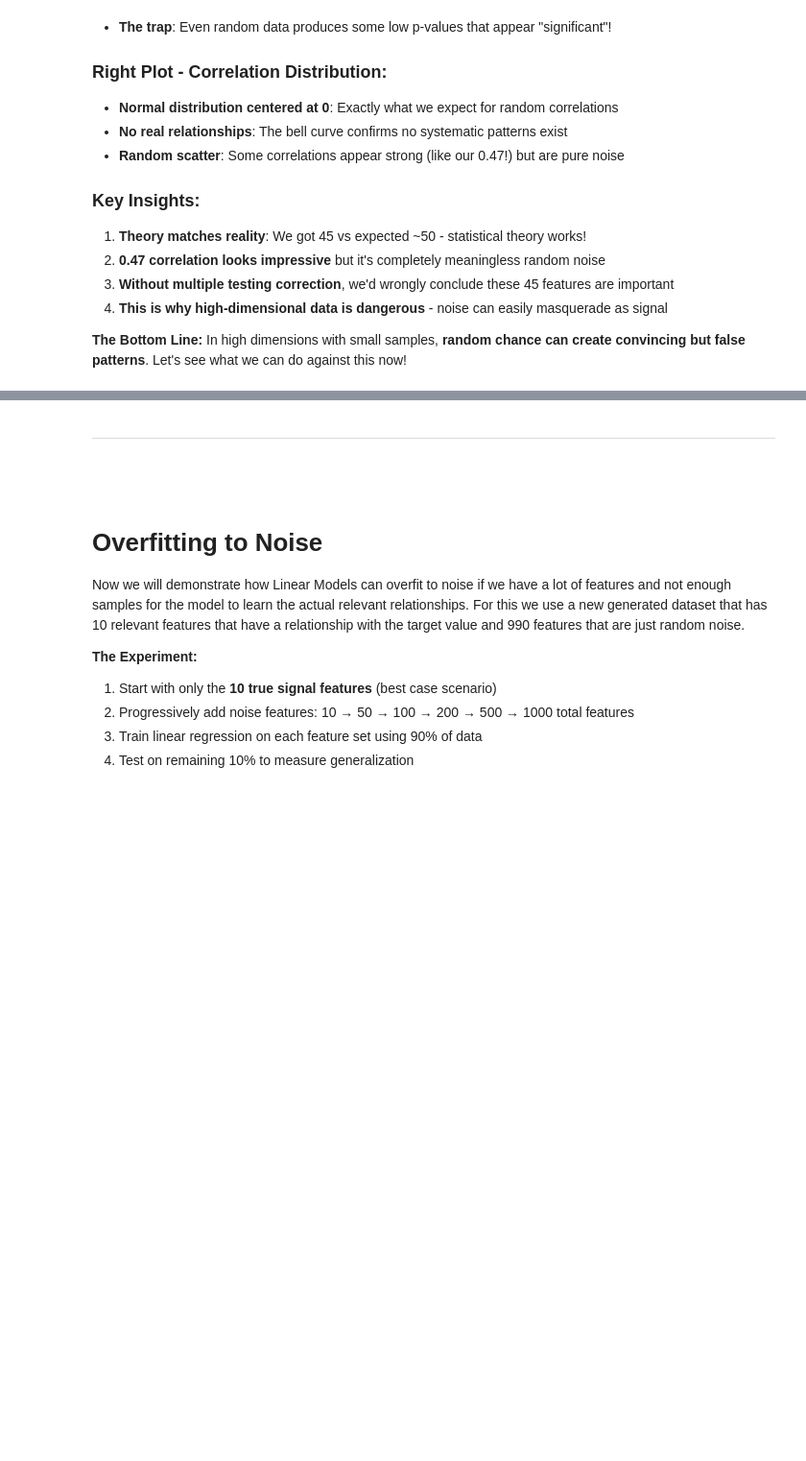
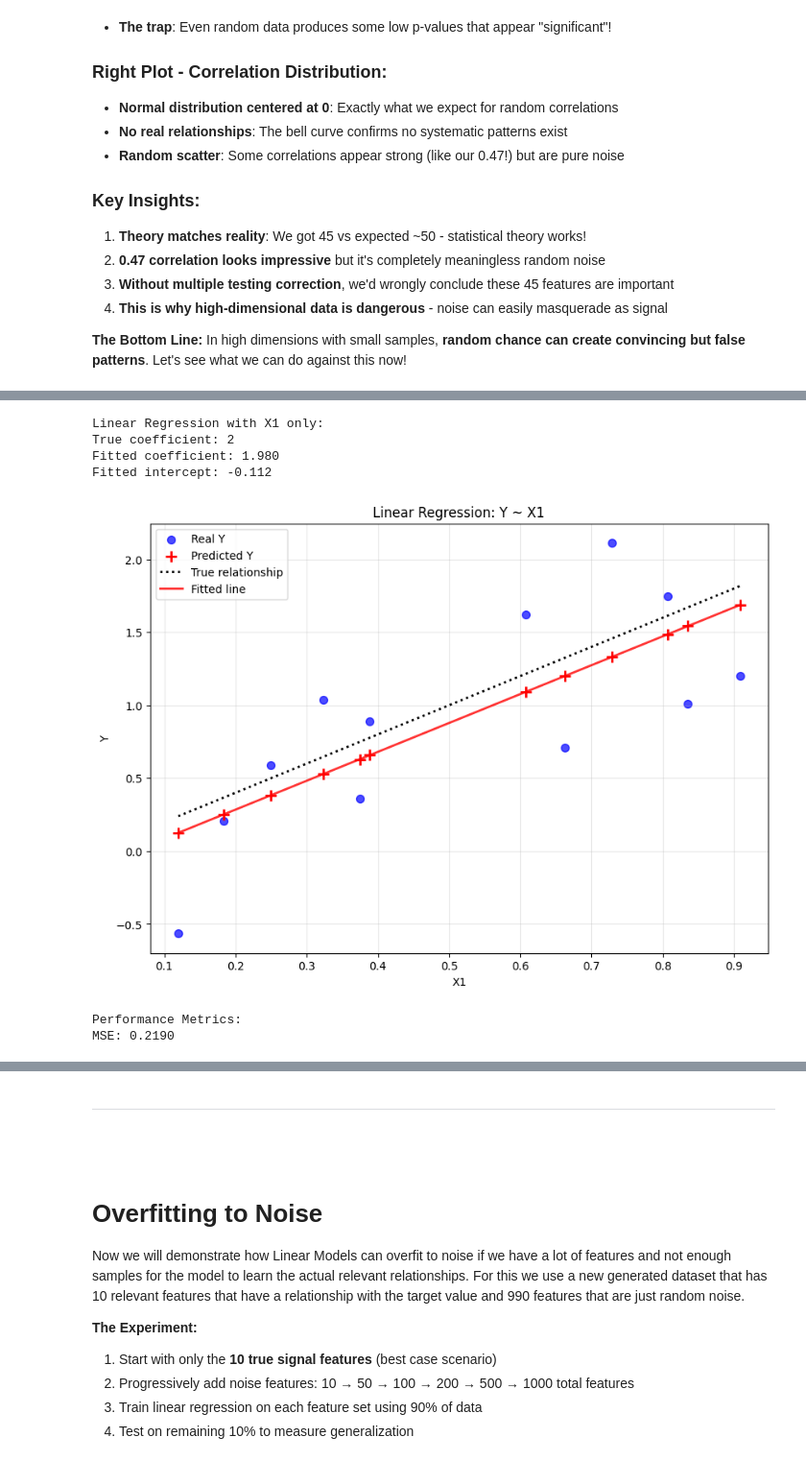
Before and after one commit to Jamoser123/PNR_Advanced_DataScience, a Jupyter notebook: 4_Feature_Selection_Regularization/HandsOn_Feature_Selection.ipynb, the cells around one changed output, grey strips where cells are left out. Shown at 96% size. Drawn from its saved outputs; the diff is of its cells as text; code cells hidden in the pictures; blank space fills up the shorter version.

```diff
--- a/4_Feature_Selection_Regularization/HandsOn_Feature_Selection.ipynb
+++ b/4_Feature_Selection_Regularization/HandsOn_Feature_Selection.ipynb
@@ -168,0 +243,49 @@ Strongest 'significant' correlation: 0.4680
+# %%
+# Fit linear regression using only X1
+X1 = X[:, 0].reshape(-1, 1)  # Only first feature
+
+# Fit the model: y ~ X1
+model_X1 = LinearRegression()
+model_X1.fit(X1, y)
+
+# Get predictions
+y_pred = model_X1.predict(X1)
+
+# Create scatter plot
+plt.figure(figsize=(10, 7))
+
+# Plot real Y values as points
+plt.scatter(X[:, 0], y, alpha=0.7, s=50, color='blue', label='Real Y')
+
+# Plot predicted Y values as crosses
+plt.scatter(X[:, 0], y_pred, marker='+', s=100, color='red', linewidth=2, label='Predicted Y')
+
+# Plot true relationship as dotted line
+x1_range = np.linspace(X[:, 0].min(), X[:, 0].max(), 100)
+true_y = true_coefficient * x1_range
+plt.plot(x1_range, true_y, 'k:', linewidth=2, label='True relationship')
+
+# Plot fitted line
+fitted_y = model_X1.predict(x1_range.reshape(-1, 1))
+plt.plot(x1_range, fitted_y, 'r-', linewidth=2, alpha=0.8, label='Fitted line')
+
+plt.xlabel('X1')
+plt.ylabel('Y')
+plt.title('Linear Regression: Y ~ X1')
+plt.legend()
+plt.grid(True, alpha=0.3)
+plt.show()
+
+# Calculate and print performance metrics
+mse = mean_squared_error(y, y_pred)
+
+print(f"\nPerformance Metrics:")
+print(f"MSE: {mse:.4f}")
+# %% [output]
+Linear Regression with X1 only:
+True coefficient: 2
+Fitted coefficient: 1.980
+Fitted intercept: -0.112
+[figure, added]
+Performance Metrics:
+MSE: 0.2190
```
Also changed, not shown: parts of 12 cells of this notebook.
